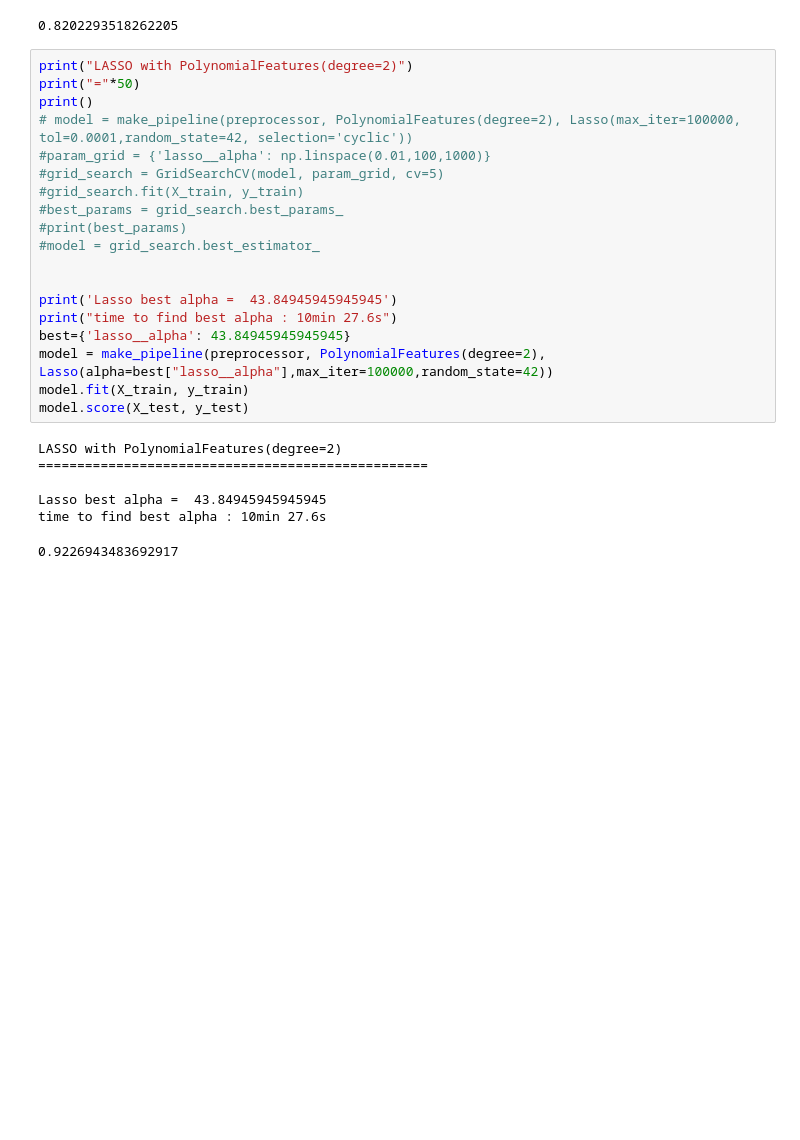
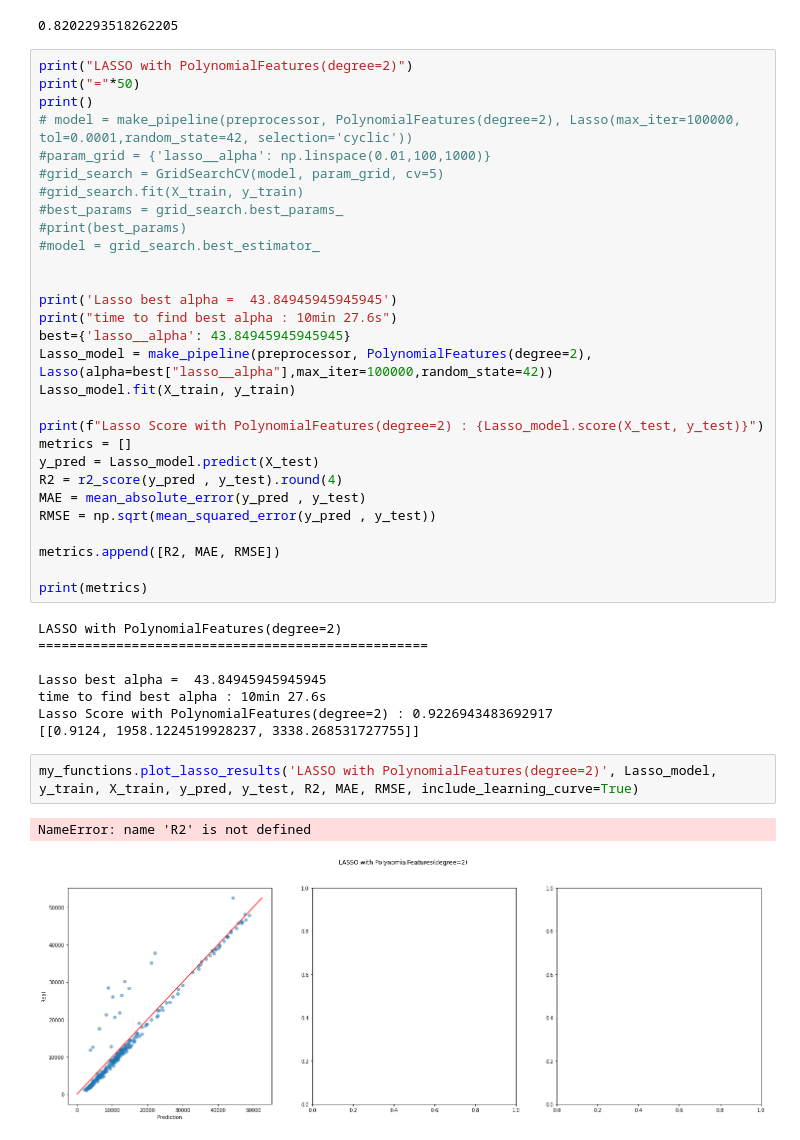
Before and after one commit to zoltarzol/brief_assur_aimant, a Jupyter notebook: Emad/analyse/new_test_Emad.ipynb, the cells around one changed output. Drawn from its saved outputs; the diff is of its cells as text; blank space fills up the shorter version.

```diff
--- a/Emad/analyse/new_test_Emad.ipynb
+++ b/Emad/analyse/new_test_Emad.ipynb
@@ -141,13 +147,29 @@ print()
 print('Lasso best alpha =  43.84945945945945')
 print("time to find best alpha : 10min 27.6s")
 best={'lasso__alpha': 43.84945945945945}
-model = make_pipeline(preprocessor, PolynomialFeatures(degree=2), Lasso(alpha=best["lasso__alpha"],max_iter=100000,random_state=42))
-model.fit(X_train, y_train)
-model.score(X_test, y_test)
+Lasso_model = make_pipeline(preprocessor, PolynomialFeatures(degree=2), Lasso(alpha=best["lasso__alpha"],max_iter=100000,random_state=42))
+Lasso_model.fit(X_train, y_train)
+
+print(f"Lasso Score with PolynomialFeatures(degree=2) : {Lasso_model.score(X_test, y_test)}")
+metrics = []
+y_pred = Lasso_model.predict(X_test)
+R2 = r2_score(y_pred , y_test).round(4)
+MAE = mean_absolute_error(y_pred , y_test)
+RMSE = np.sqrt(mean_squared_error(y_pred , y_test))
+
+metrics.append([R2, MAE, RMSE])
+
+print(metrics)
 # %% [output]
 LASSO with PolynomialFeatures(degree=2)
 ==================================================
 
 Lasso best alpha =  43.84945945945945
 time to find best alpha : 10min 27.6s
+Lasso Score with PolynomialFeatures(degree=2) : 0.9226943483692917
+[[0.9124, 1958.1224519928237, 3338.268531727755]]
-0.9226943483692917
+# %%
+my_functions.plot_lasso_results('LASSO with PolynomialFeatures(degree=2)', Lasso_model, y_train, X_train, y_pred, y_test, R2, MAE, RMSE, include_learning_curve=True)
+# %% [output]
+NameError: name 'R2' is not defined
+[figure, added]
```
Also changed, not shown: parts of 2 cells of this notebook, 2 other files.
